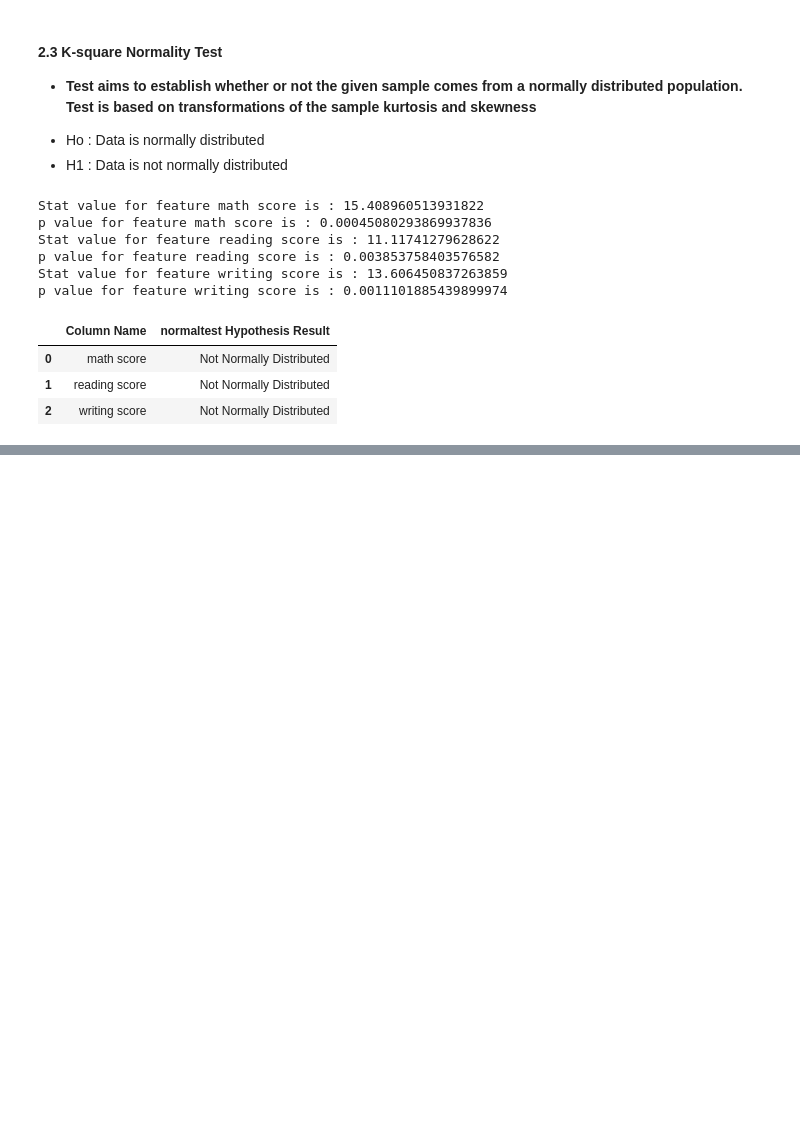
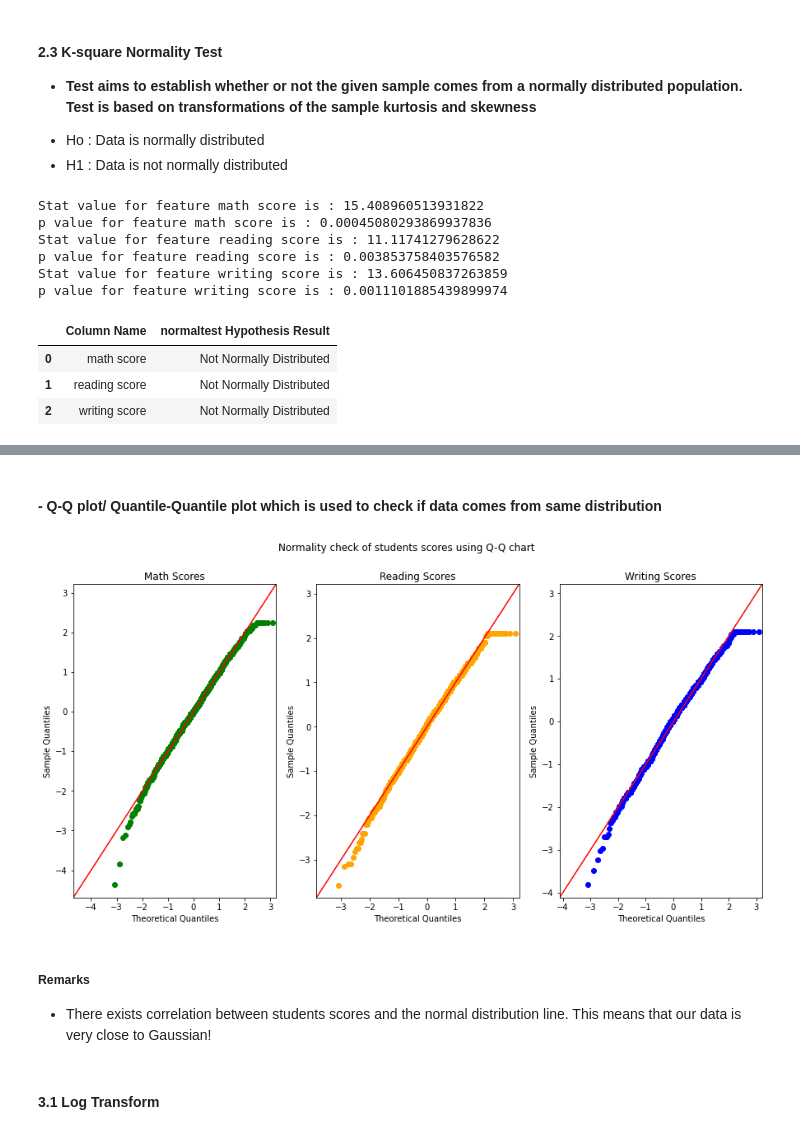
Before and after one commit to ravi0dubey/Linear_Regression_Student_Performance, a Jupyter notebook: Feature_Engineering_Student_Performance.ipynb, the cells around one changed output, grey strips where cells are left out. Saved outputs shown, nothing was run; the diff lists cells and outputs as text; code cells hidden in the pictures; blank space fills up the shorter version.

```diff
--- a/Feature_Engineering_Student_Performance.ipynb
+++ b/Feature_Engineering_Student_Performance.ipynb
@@ -112,0 +325,28 @@ p value for feature writing score is : 0.0011101885439899974
+# %% [markdown]
+#### - Q-Q plot/ Quantile-Quantile plot which is used to check if data comes from same distribution
+# %%
+import statsmodels.api as sm # to build the Q-Q graph
+# Create three subplots
+fig, (ax1, ax2, ax3) = plt.subplots(ncols=3,figsize=(15, 7))
+
+
+sm.qqplot(data['math score'], markerfacecolor = "green", markeredgecolor = "green", line='45',  fit = True, ax=ax1)
+ax1.set_title("Math Scores")
+
+sm.qqplot(data['reading score'], markerfacecolor = "orange", markeredgecolor = "orange", line='45', fit = True, ax=ax2)
+ax2.set_title("Reading Scores")
+
+sm.qqplot(data['writing score'], markerfacecolor = "blue", markeredgecolor = "blue", line='45', fit = True, ax=ax3)
+ax3.set_title("Writing Scores")
+
+# Set the global title
+plt.suptitle("Normality check of students scores using Q-Q chart")
+
+plt.show()
+# %% [output]
+[figure, added]
+# %% [markdown]
+##### Remarks
+  - There exists correlation between students scores and the normal distribution line. This means that our data is very close to Gaussian!
+# %% [markdown]
+#### 3.1 Log Transform
```
Also changed, not shown: parts of 27 cells of this notebook.
